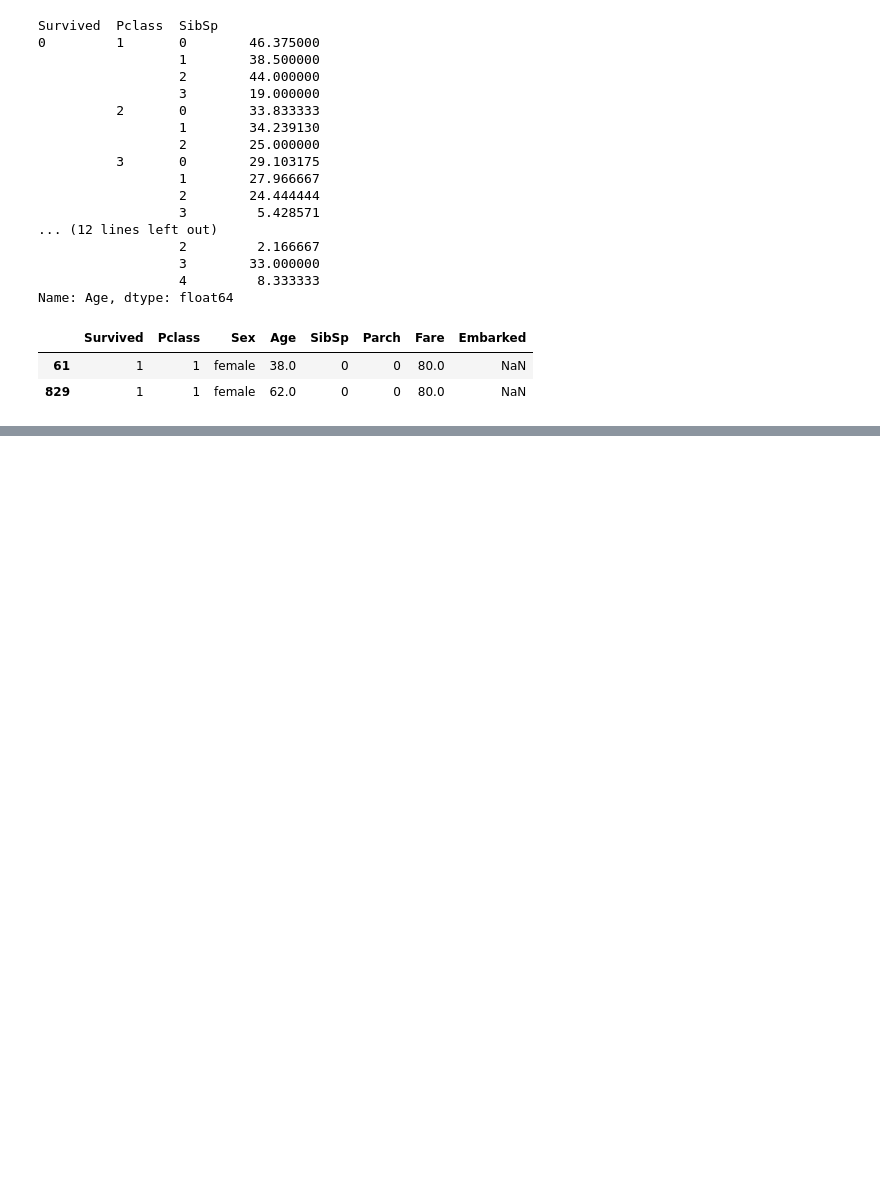
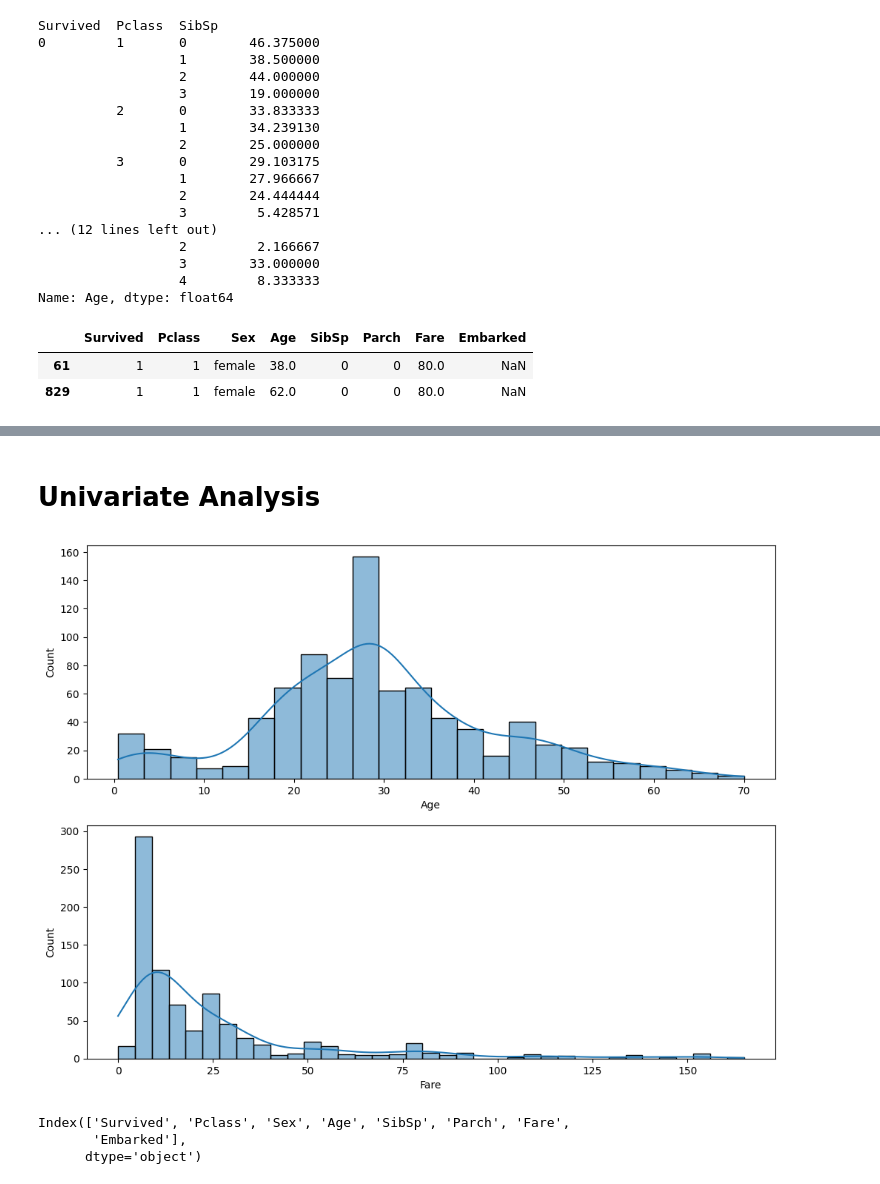
Before and after one commit to Daiaa-K/CODSOFT, a Jupyter notebook: Titanic EDA and prediction/Titanic survivors EDA and prediction.ipynb, the cells around one changed output, grey strips where cells are left out. Cells and saved outputs as stored; diff of their text form; code cells hidden in the pictures; blank space fills up the shorter version.

Commit message:
Started eda
Completed cleaning the data and finished univariate analysis

```diff
--- a/Titanic EDA and prediction/Titanic survivors EDA and prediction.ipynb
+++ b/Titanic EDA and prediction/Titanic survivors EDA and prediction.ipynb
@@ -103,4 +111,4 @@ data[data.isna().any(axis=1)]
 | 61 | 1 | 1 | female | 38.0 | 0 | 0 | 80.0 | NaN |
 | 829 | 1 | 1 | female | 62.0 | 0 | 0 | 80.0 | NaN |
 # %%
-data=data.dropna()
+data=data.dropna().reset_index(drop=True)
@@ -106,0 +129,17 @@ data=data.dropna()
+# %%
+data = data[(np.abs(stats.zscore(data[['Age','Fare']])) < 3).all(axis=1)]
+# %% [markdown]
+# Univariate Analysis
+# %%
+plt.figure(figsize=(12,9))
+for i,col in enumerate(['Age','Fare']):
+    plt.subplot(2,1,i+1)
+    sns.histplot(data=data,x=col,kde=True)
+# %% [output]
+[figure, added]
+# %%
+data.columns
+# %% [output]
+Index(['Survived', 'Pclass', 'Sex', 'Age', 'SibSp', 'Parch', 'Fare',
+       'Embarked'],
+      dtype='object')
```
Also changed, not shown: parts of 12 cells of this notebook.
